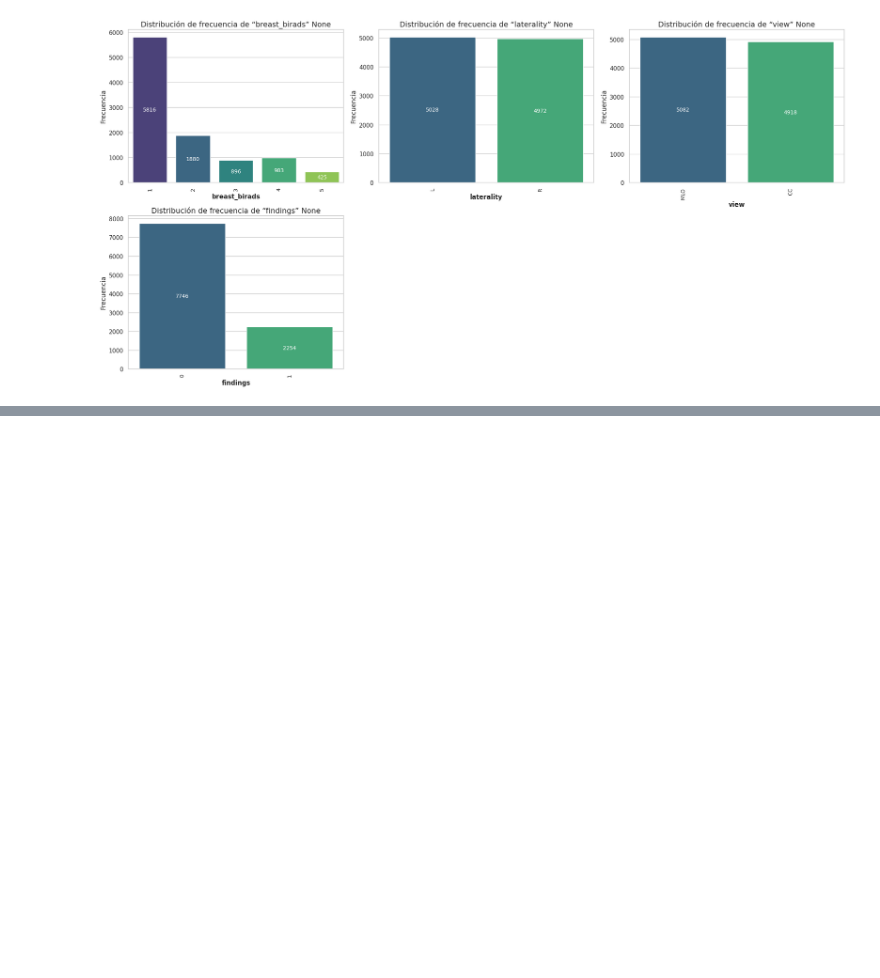
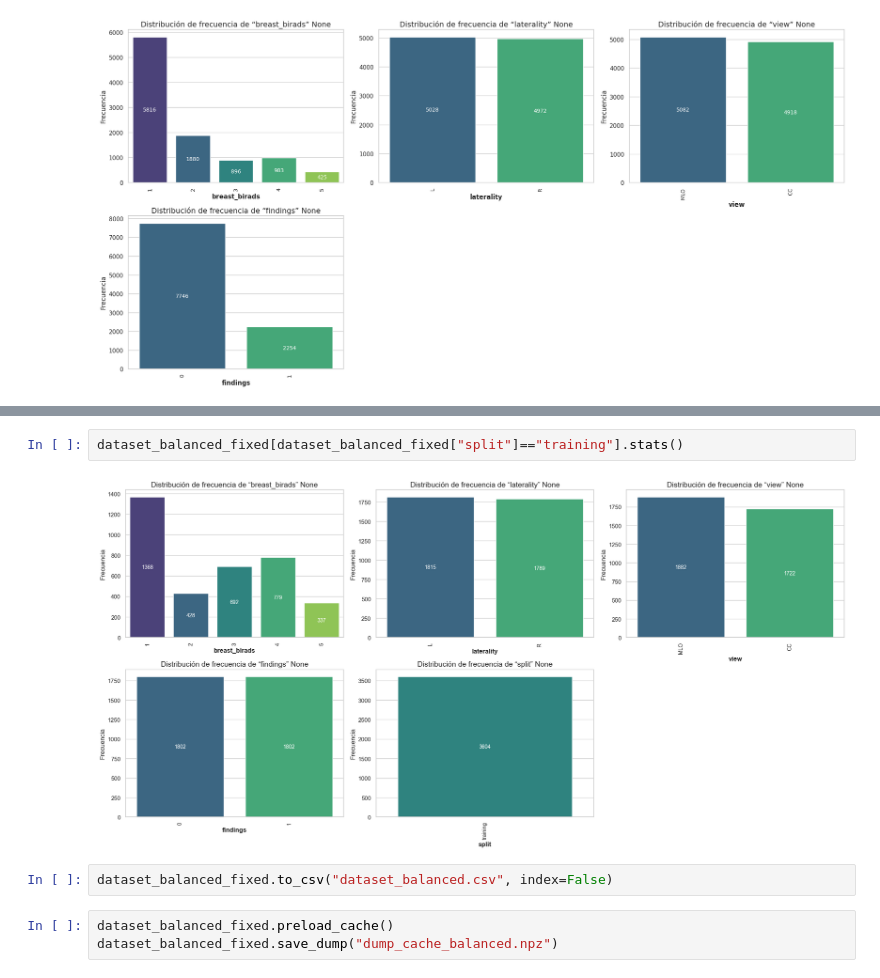
Before and after one commit to emiliodelgadouy/tesis, a Jupyter notebook: 01GenerateDumps.ipynb, the cells around one changed output, grey strips where cells are left out. Cells and saved outputs as stored; diff of their text form; blank space fills up the shorter version.

```diff
--- a/01GenerateDumps.ipynb
+++ b/01GenerateDumps.ipynb
@@ -25,0 +86,9 @@ dataset_reduced_half.stats()
+# %%
+dataset_balanced_fixed[dataset_balanced_fixed["split"]=="training"].stats()
+# %% [output]
+[figure, added]
+# %%
+dataset_balanced_fixed.to_csv("dataset_balanced.csv", index=False)
+# %%
+dataset_balanced_fixed.preload_cache()
+dataset_balanced_fixed.save_dump("dump_cache_balanced.npz")
```
Also changed, not shown: parts of 10 cells of this notebook, 2 other files.
